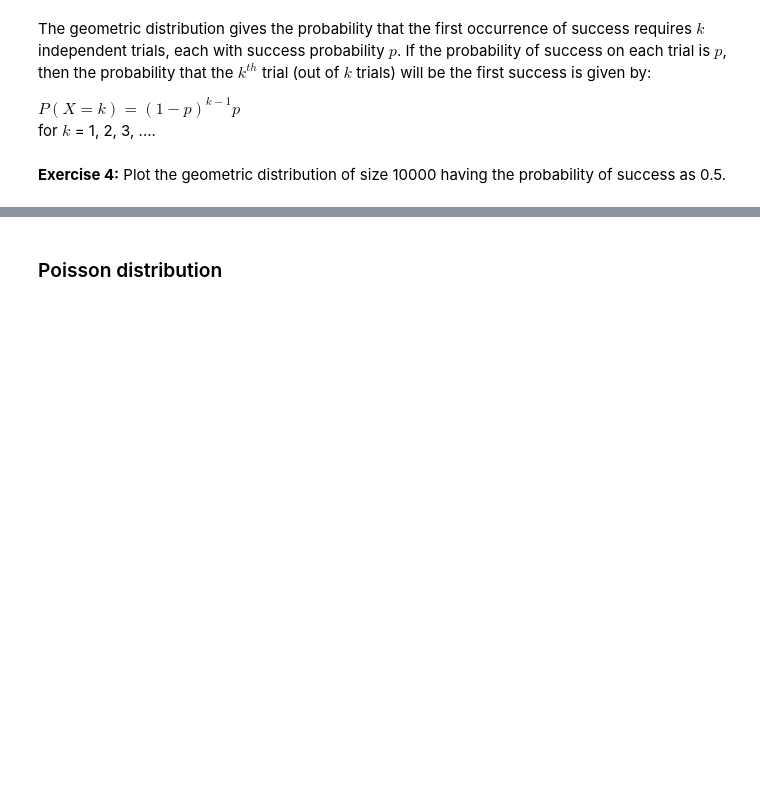
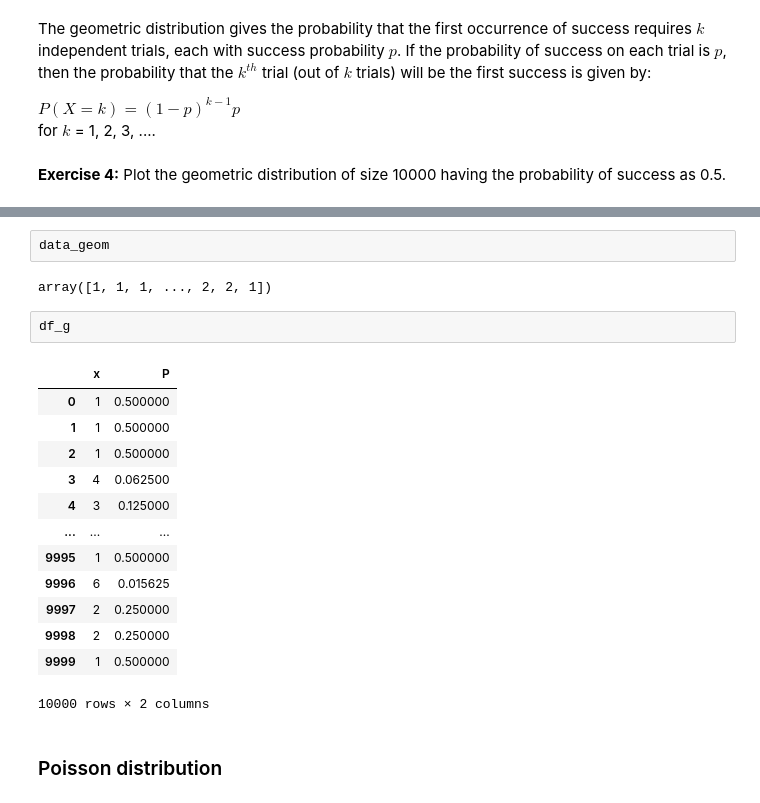
Before and after one commit to rajiv-ranjan/cds-nov-16-2024-, a Jupyter notebook: M1_AST_02_Probability_distributions_C.ipynb, the cells around one changed output, grey strips where cells are left out. Cells and saved outputs as stored; diff of their text form; blank space fills up the shorter version.

```diff
--- a/M1_AST_02_Probability_distributions_C.ipynb
+++ b/M1_AST_02_Probability_distributions_C.ipynb
@@ -339,3 +382,23 @@ plt.show()
+# %%
+data_geom
+# %% [output]
+array([1, 1, 1, ..., 2, 2, 1])
+# %%
+df_g
+# %% [output]
+|  | x | P |
+| 0 | 1 | 0.500000 |
+| 1 | 1 | 0.500000 |
+| 2 | 1 | 0.500000 |
+| 3 | 4 | 0.062500 |
+| 4 | 3 | 0.125000 |
+| ... | ... | ... |
+| 9995 | 1 | 0.500000 |
+| 9996 | 6 | 0.015625 |
+| 9997 | 2 | 0.250000 |
+| 9998 | 2 | 0.250000 |
+| 9999 | 1 | 0.500000 |
+10000 rows × 2 columns
 # %% [markdown]
 ### Poisson distribution
 # %% [markdown]
```
Also changed, not shown: parts of 31 cells of this notebook.
